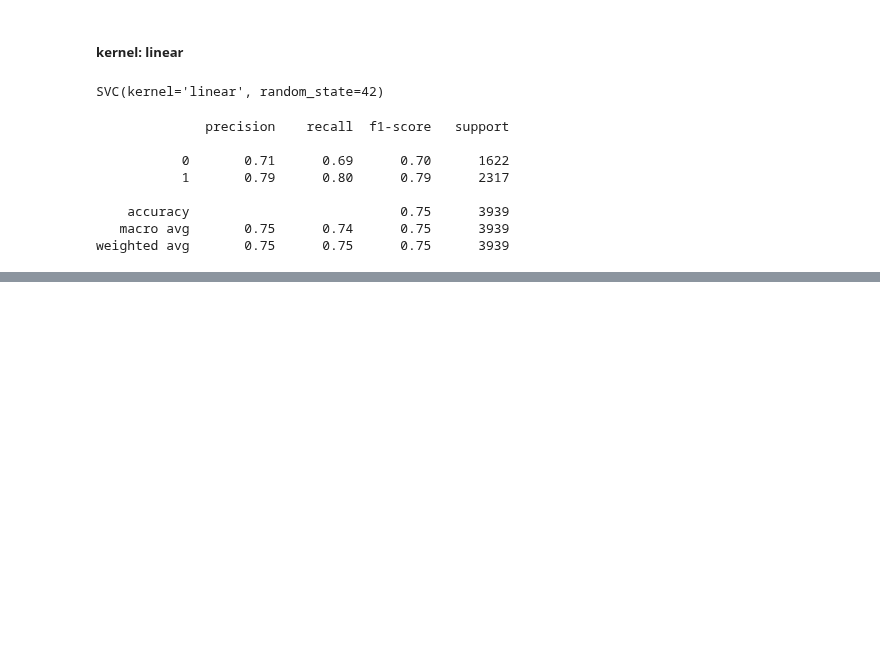
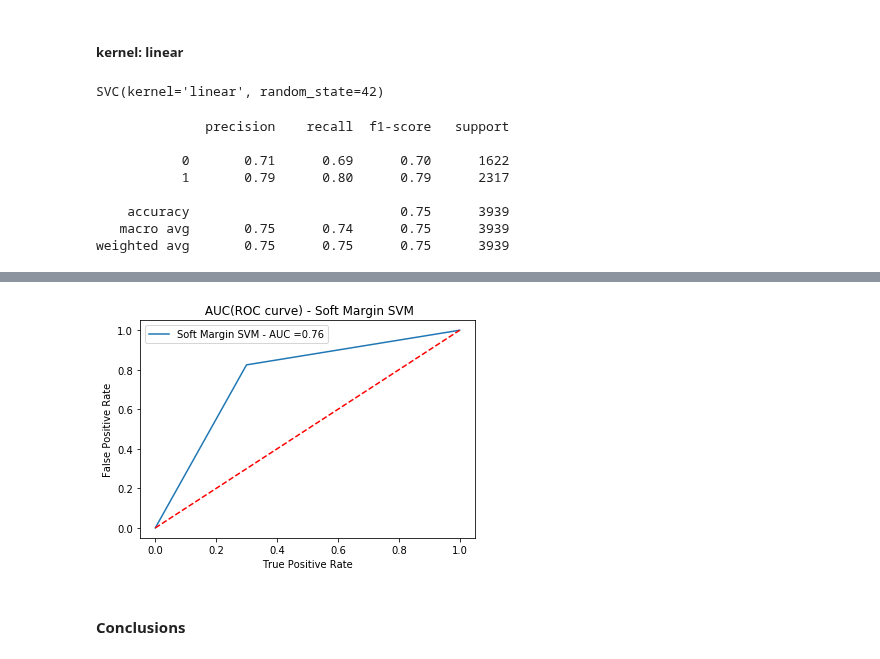
Before and after one commit to gaetanoantonicchio/DataMining-2, a Jupyter notebook: src/Module 2/SVM/SVM_Song-Emotions_classification.ipynb, the cells around one changed output, grey strips where cells are left out. Saved outputs shown, nothing was run; the diff lists cells and outputs as text; code cells hidden in the pictures; blank space fills up the shorter version.

```diff
--- a/src/Module 2/SVM/SVM_Song-Happiness_classification.ipynb
+++ b/src/Module 2/SVM/SVM_Song-Emotions_classification.ipynb
@@ -370,0 +479,6 @@ Fitting 3 folds for each of 24 candidates, totalling 72 fits
+# %%
+plot_roc_curve(y_test, pred_svm, 'Soft Margin SVM')
+# %% [output]
+[figure, added]
+# %% [markdown]
+#### Conclusions
```
Also changed, not shown: parts of 23 cells of this notebook, 1 other file.
